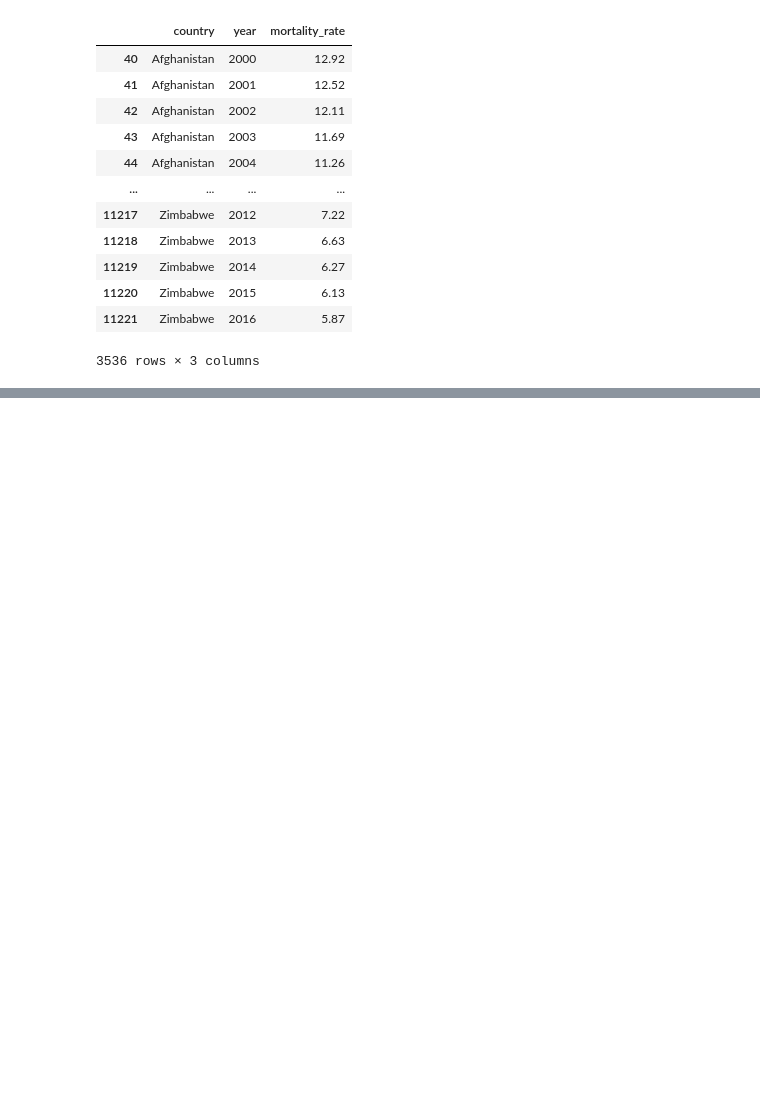
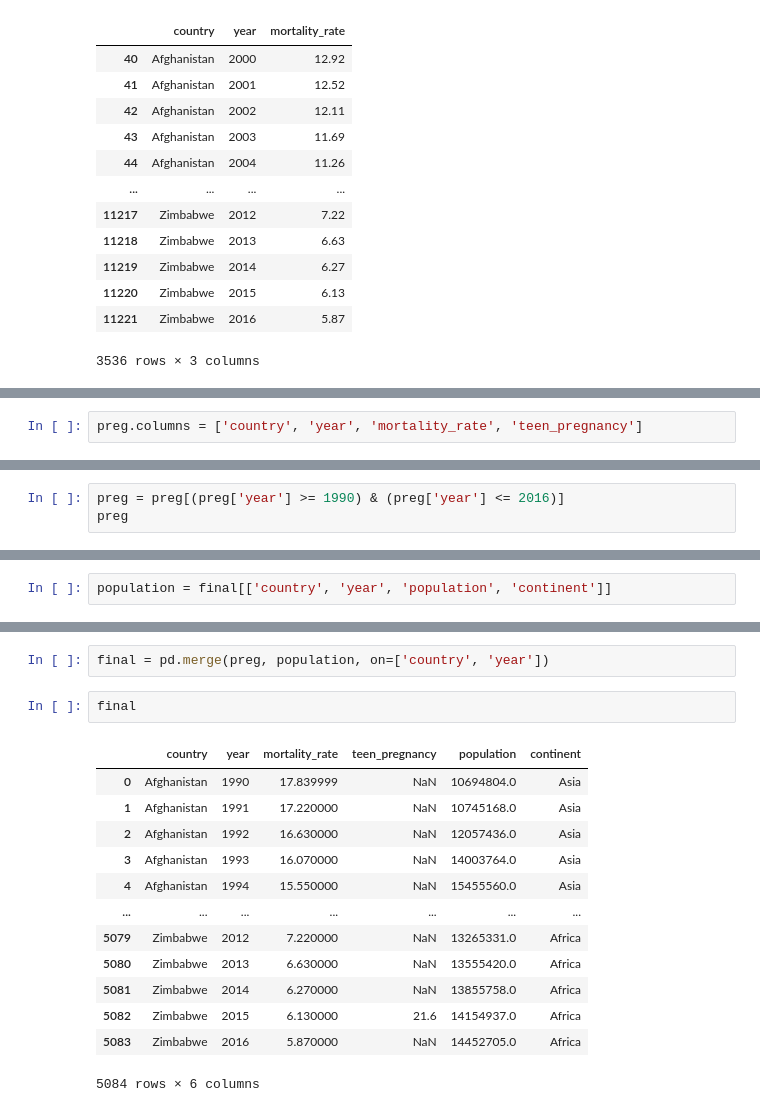
Before and after one commit to ongdisheng/FIT3179, a Jupyter notebook: project2/data/preprocess.ipynb, the cells around one changed output, grey strips where cells are left out. Cells and saved outputs as stored; diff of their text form; blank space fills up the shorter version.

```diff
--- a/project2/data/preprocess.ipynb
+++ b/project2/data/preprocess.ipynb
@@ -1099,0 +1226,2 @@ final
+# %%
+preg.columns = ['country', 'year', 'mortality_rate', 'teen_pregnancy']
@@ -1099,0 +1244,3 @@ final
+# %%
+preg = preg[(preg['year'] >= 1990) & (preg['year'] <= 2016)]
+preg
@@ -1099,0 +1261,2 @@ final
+# %%
+population = final[['country', 'year', 'population', 'continent']]
@@ -1099,0 +1279,18 @@ final
+# %%
+final = pd.merge(preg, population, on=['country', 'year'])
+# %%
+final
+# %% [output]
+|  | country | year | mortality_rate | teen_pregnancy | population | continent |
+| 0 | Afghanistan | 1990 | 17.839999 | NaN | 10694804.0 | Asia |
+| 1 | Afghanistan | 1991 | 17.220000 | NaN | 10745168.0 | Asia |
+| 2 | Afghanistan | 1992 | 16.630000 | NaN | 12057436.0 | Asia |
+| 3 | Afghanistan | 1993 | 16.070000 | NaN | 14003764.0 | Asia |
+| 4 | Afghanistan | 1994 | 15.550000 | NaN | 15455560.0 | Asia |
+| ... | ... | ... | ... | ... | ... | ... |
+| 5079 | Zimbabwe | 2012 | 7.220000 | NaN | 13265331.0 | Africa |
+| 5080 | Zimbabwe | 2013 | 6.630000 | NaN | 13555420.0 | Africa |
+| 5081 | Zimbabwe | 2014 | 6.270000 | NaN | 13855758.0 | Africa |
+| 5082 | Zimbabwe | 2015 | 6.130000 | 21.6 | 14154937.0 | Africa |
+| 5083 | Zimbabwe | 2016 | 5.870000 | NaN | 14452705.0 | Africa |
+5084 rows × 6 columns
```
Also changed, not shown: parts of 19 cells of this notebook, 4 other files.
